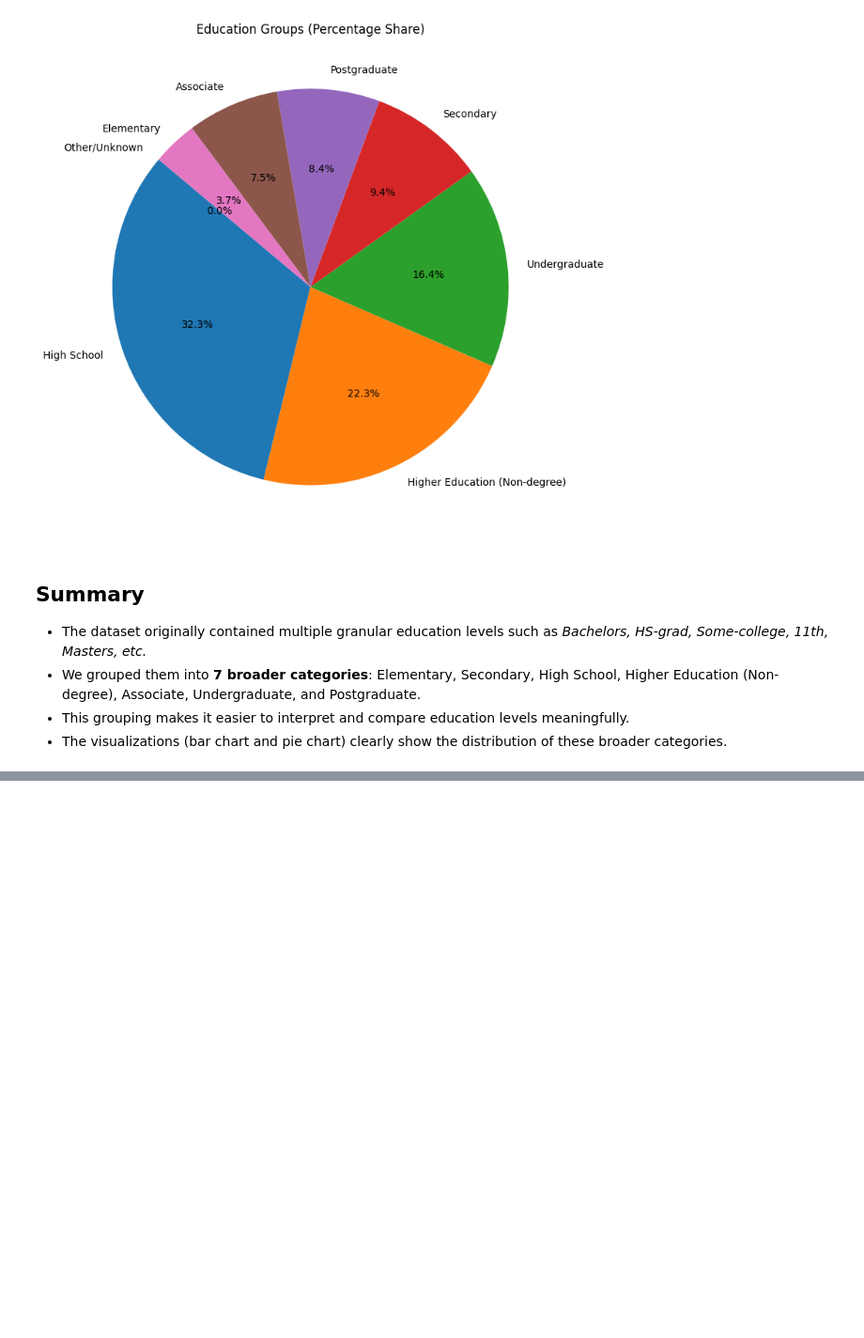
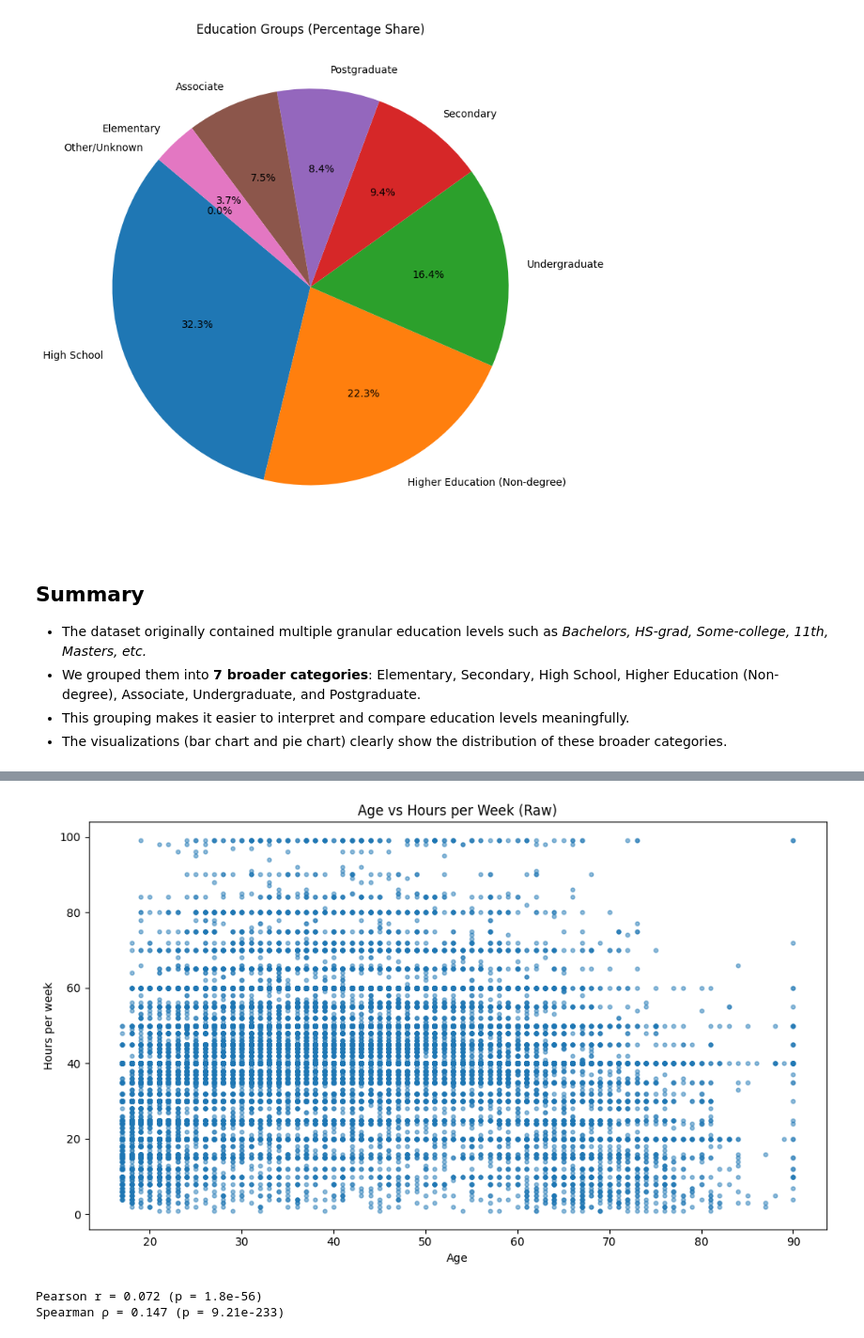
Before and after one commit to shaoncvit/DA-1, a Jupyter notebook: Assignment-1/q1.ipynb, the cells around one changed output, grey strips where cells are left out. Shown at 94% size. Cells and saved outputs as stored; diff of their text form; code cells hidden in the pictures; blank space fills up the shorter version.

```diff
--- a/Assignment-1/q1.ipynb
+++ b/Assignment-1/q1.ipynb
@@ -195,0 +284,26 @@ plt.show()
+# %%
+# Age groups (left-closed intervals)
+age_bins = [0, 25, 35, 45, 55, 65, 200]
+age_labels = ["16–24 (Youth)", "25–34 (Early)", "35–44 (Mid)", "45–54 (Late)",
+              "55–64 (Near-retire)", "65+ (Older)"]
+df["Age_Group"] = pd.cut(df["Age"], bins=age_bins, labels=age_labels, right=False)
+
+# Work intensity groups using Hours_per_week
+# Use right=False so [35,41) captures 35–40 as "Full-time (standard)"
+work_bins = [0, 35, 41, 60, 1000]
+work_labels = ["Part-time (<35)", "Full-time (35–40)", "Overtime (41–59)", "Heavy OT (60+)"]
+df["Work_Intensity"] = pd.cut(df["Hours_per_week"], bins=work_bins, labels=work_labels, right=False)
+
+# Frequency tables (counts and %)
+age_counts = df["Age_Group"].value_counts().reindex(age_labels)
+age_pct = (df["Age_Group"].value_counts(normalize=True).reindex(age_labels) * 100).round(2)
+age_table = pd.DataFrame({"Count": age_counts, "Percentage": age_pct})
+
+work_counts = df["Work_Intensity"].value_counts().reindex(work_labels)
+work_pct = (df["Work_Intensity"].value_counts(normalize=True).reindex(work_labels) * 100).round(2)
+work_table = pd.DataFrame({"Count": work_counts, "Percentage": work_pct})
+
+print("Age groups:")
+display(age_table)
+print("Work intensity groups:")
+display(work_table)
@@ -195,0 +369,20 @@ plt.show()
+# %%
+# Scatter
+plt.figure(figsize=(10, 6))
+plt.scatter(df["Age"], df["Hours_per_week"], s=12, alpha=0.5)
+plt.title("Age vs Hours per Week (Raw)")
+plt.xlabel("Age")
+plt.ylabel("Hours per week")
+plt.tight_layout()
+plt.savefig(export_dir / "age_vs_hours_scatter.png", dpi=200)
+plt.show()
+
+# Correlations
+pearson_r, pearson_p = stats.pearsonr(df["Age"], df["Hours_per_week"])
+spearman_rho, spearman_p = stats.spearmanr(df["Age"], df["Hours_per_week"])
+print(f"Pearson r = {pearson_r:.3f} (p = {pearson_p:.3g})")
+print(f"Spearman ρ = {spearman_rho:.3f} (p = {spearman_p:.3g})")
+# %% [output]
+[figure, added]
+Pearson r = 0.072 (p = 1.8e-56)
+Spearman ρ = 0.147 (p = 9.21e-233)
```
Also changed, not shown: parts of 13 cells of this notebook.
